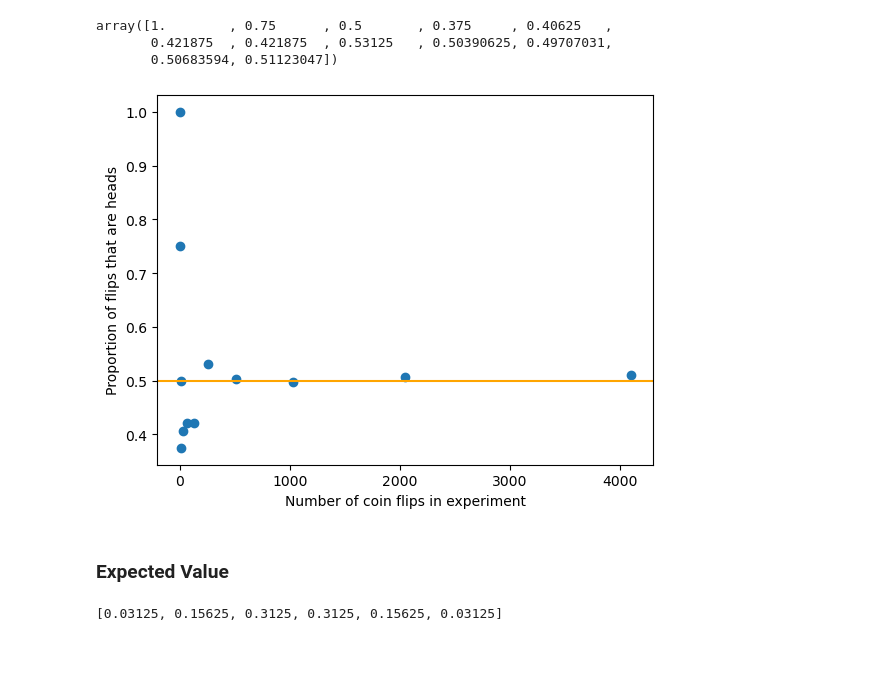
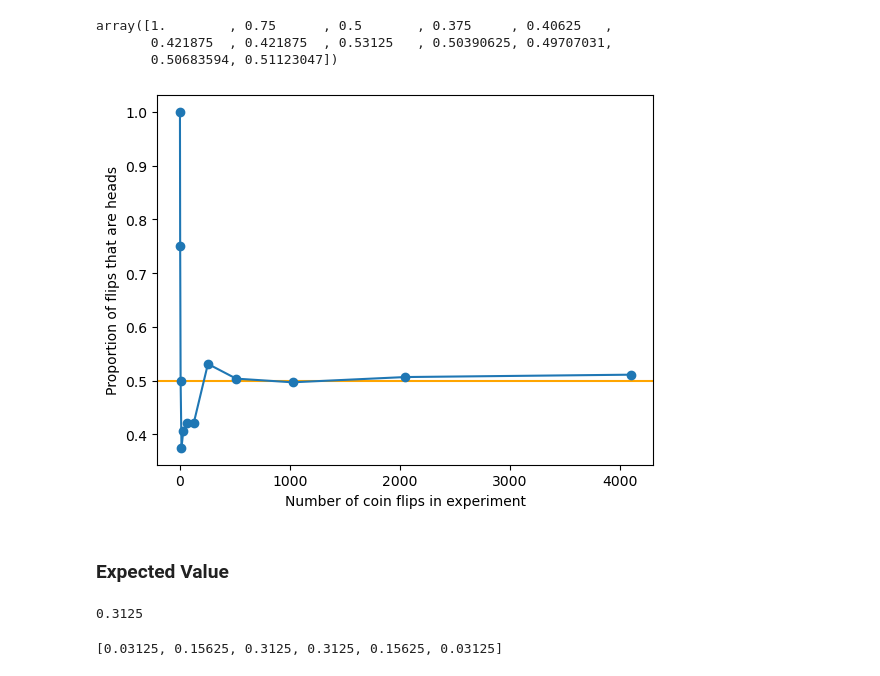
Before and after one commit to su-ntu-ctp/5m-data-3.1-probability-statistics, a Jupyter notebook: notebooks/Part_1_probability_statistics_lesson.ipynb, the cells around one changed output. Drawn from its saved outputs; the diff is of its cells as text; code cells hidden in the pictures.

```diff
--- a/notebooks/Part_1_probability_statistics_lesson.ipynb
+++ b/notebooks/Part_1_probability_statistics_lesson.ipynb
@@ -45,11 +45,11 @@ array([1.        , 0.75      , 0.5       , 0.375     , 0.40625   ,
 # %%
 fig, ax = plt.subplots()
 plt.xlabel('Number of coin flips in experiment')
 plt.ylabel('Proportion of flips that are heads')
 plt.axhline(0.5, color='orange')
-_ = ax.scatter(ns, proportion_heads)
+_ = ax.plot(ns, proportion_heads, marker='o')
 # %% [output]
-[figure, old version]
+[figure, new version]
 # %% [markdown]
 ### Expected Value
 # %%
@@ -57,4 +57,8 @@ from math import factorial
 def coinflip_prob(n, k):
     n_choose_k = factorial(n)/(factorial(k)*factorial(n-k))
     return n_choose_k/2**n
+# %%
+coinflip_prob(5, 3)
+# %% [output]
+0.3125
 # %%
```
Also changed, not shown: parts of 9 cells of this notebook.
